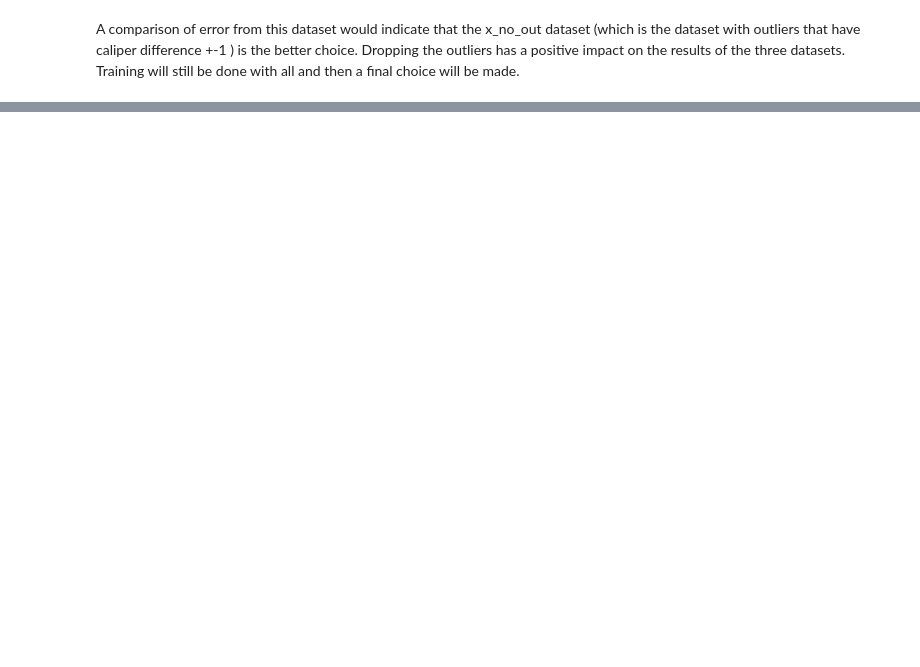
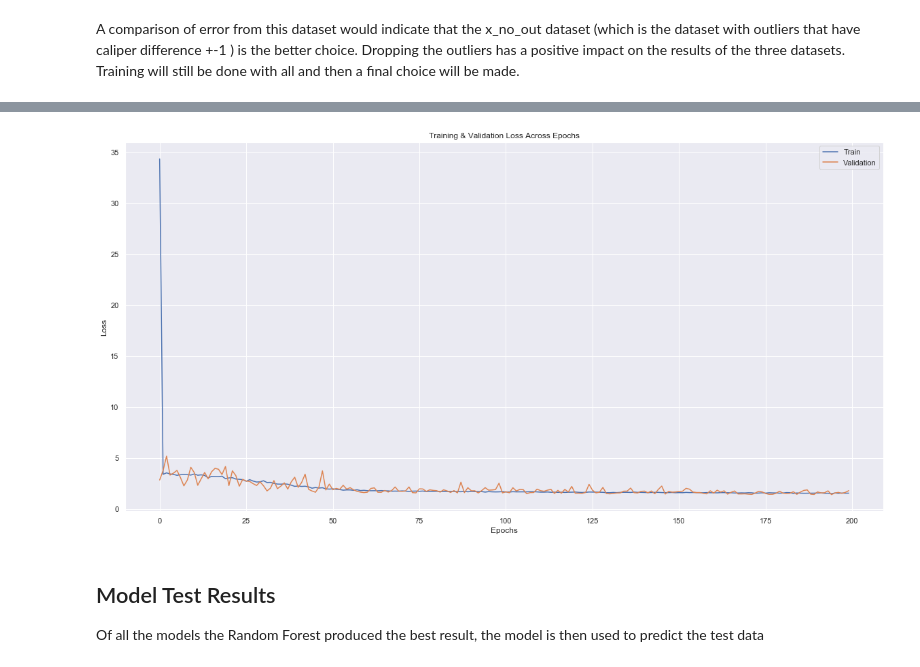
Before and after one commit to Nengi/Sonic-Log-Prediction, a Jupyter notebook: Sonic_Log_Prediction.ipynb, the cells around one changed output, grey strips where cells are left out. Saved outputs shown, nothing was run; the diff lists cells and outputs as text; code cells hidden in the pictures; blank space fills up the shorter version.

Commit message:
Update to models

```diff
--- a/Sonic_Log_Prediction.ipynb
+++ b/Sonic_Log_Prediction.ipynb
@@ -521,0 +373,26 @@ Index(['DEPT', 'POTA', 'URAN', 'THOR', 'LLD', 'GR', 'CALI', 'RHOB', 'PE',
+# %%
+#from keras.models import Sequential
+#from keras.layers import Dense, Activation
+#from keras.callbacks import History
+#import keras
+#from tensorflow.keras import initializers
+#import tensorflow as tf
+
+
+history = History()
+
+input_nodes = x_train_none.shape[1]
+
+
+model = Sequential()
+
+initialize = tf.keras.initializers.RandomNormal(seed=42)
+
+model.add(Dense(100, input_dim = input_nodes, activation = "relu", kernel_initializer=initialize))
+model.add(Dense(100, activation = "relu"))
+model.add(Dense(1, activation = 'linear'))
+
+opt = keras.optimizers.SGD(lr=1e-20, momentum = 0.1)
+model.compile(optimizer='sgd',loss='mean_absolute_error',metrics=['mean_absolute_error'])
+
+history = model.fit(x_train_none, y_train_none, batch_size = 32, epochs=200, validation_data=(x_valid_none,y_valid_none))
@@ -521,0 +417,15 @@ Index(['DEPT', 'POTA', 'URAN', 'THOR', 'LLD', 'GR', 'CALI', 'RHOB', 'PE',
+# %%
+plt.figure(figsize=(20,10))
+plt.plot(history.history['loss'])
+plt.plot(history.history['val_loss'])
+plt.title("Training & Validation Loss Across Epochs")
+plt.ylabel('Loss')
+plt.xlabel('Epochs')
+plt.legend(['Train','Validation'], loc='upper right')
+plt.show()
+# %% [output]
+[figure, added]
+# %% [markdown]
+## Model Test Results
+
+Of all the models the Random Forest produced the best result, the model is then used to predict the test data
```
Also changed, not shown: parts of 31 cells of this notebook.
